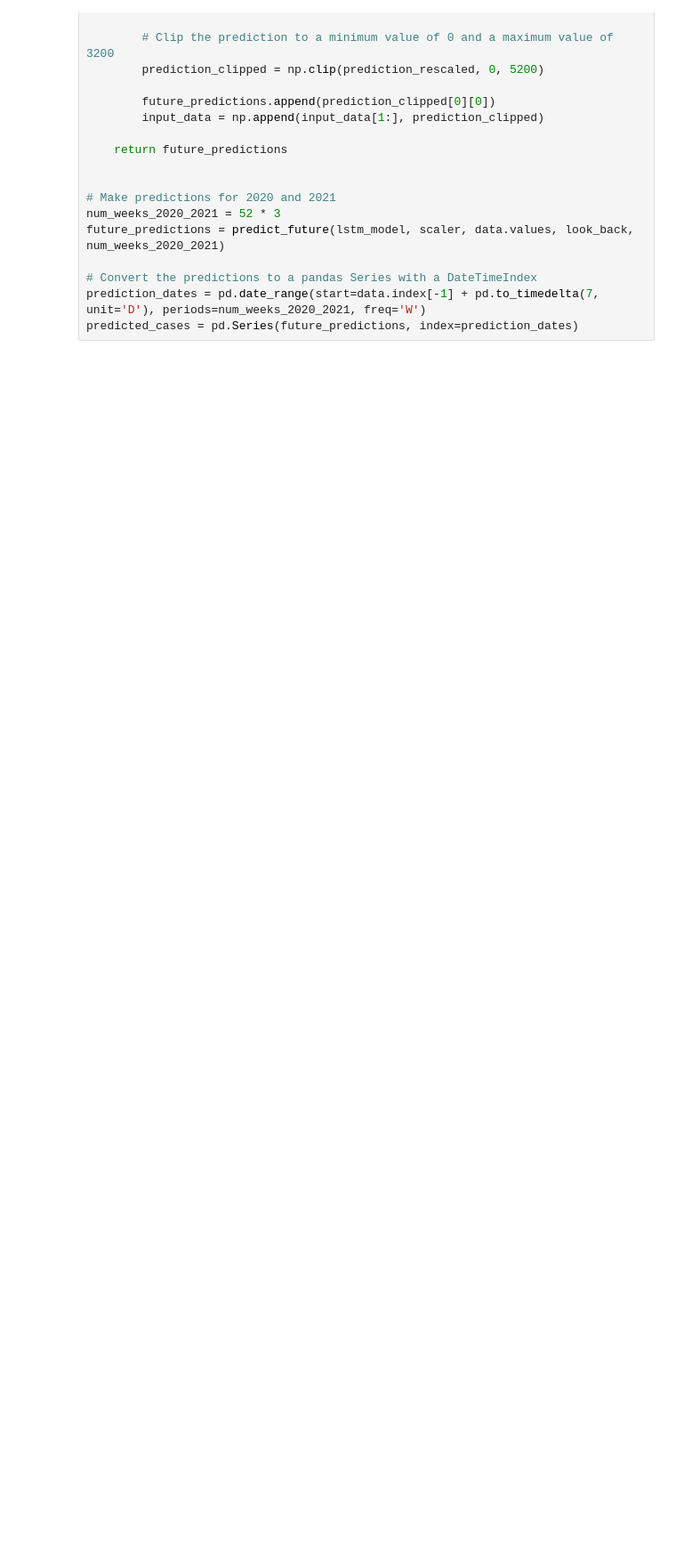
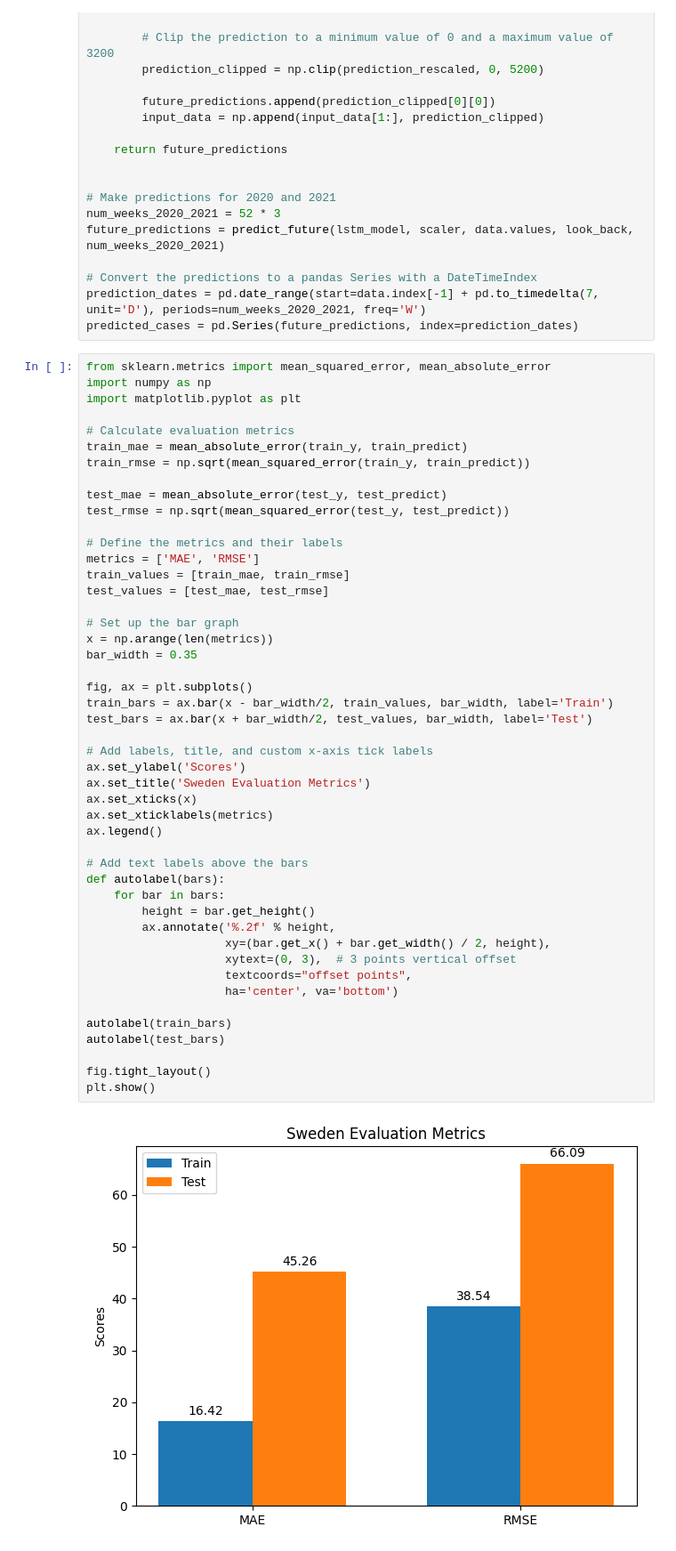
Before and after one commit to jramey2016/Computer-Epi-Project, a Jupyter notebook: Sweden-Data-And-Models/Forecast-Model-Sweden/Sweden_2000_to_2019_Forecast.ipynb, the cells around one changed output. Shown: that part at 89% size. Drawn from its saved outputs; the diff is of its cells as text; blank space fills up the shorter version.

```diff
--- a/Sweden-Data-And-Models/Forecast-Model-Sweden/Sweden_2000_to_2019_Forecast.ipynb
+++ b/Sweden-Data-And-Models/Forecast-Model-Sweden/Sweden_2000_to_2019_Forecast.ipynb
@@ -166,6 +165,55 @@ future_predictions = predict_future(lstm_model, scaler, data.values, look_back,
 # Convert the predictions to a pandas Series with a DateTimeIndex
 prediction_dates = pd.date_range(start=data.index[-1] + pd.to_timedelta(7, unit='D'), periods=num_weeks_2020_2021, freq='W')
 predicted_cases = pd.Series(future_predictions, index=prediction_dates)
+# %%
+from sklearn.metrics import mean_squared_error, mean_absolute_error
+import numpy as np
+import matplotlib.pyplot as plt
+
+# Calculate evaluation metrics
+train_mae = mean_absolute_error(train_y, train_predict)
+train_rmse = np.sqrt(mean_squared_error(train_y, train_predict))
+
+test_mae = mean_absolute_error(test_y, test_predict)
+test_rmse = np.sqrt(mean_squared_error(test_y, test_predict))
+
+# Define the metrics and their labels
+metrics = ['MAE', 'RMSE']
+train_values = [train_mae, train_rmse]
+test_values = [test_mae, test_rmse]
+
+# Set up the bar graph
+x = np.arange(len(metrics))
+bar_width = 0.35
+
+fig, ax = plt.subplots()
+train_bars = ax.bar(x - bar_width/2, train_values, bar_width, label='Train')
+test_bars = ax.bar(x + bar_width/2, test_values, bar_width, label='Test')
+
+# Add labels, title, and custom x-axis tick labels
+ax.set_ylabel('Scores')
+ax.set_title('Sweden Evaluation Metrics')
+ax.set_xticks(x)
+ax.set_xticklabels(metrics)
+ax.legend()
+
+# Add text labels above the bars
+def autolabel(bars):
+    for bar in bars:
+        height = bar.get_height()
+        ax.annotate('%.2f' % height,
+                    xy=(bar.get_x() + bar.get_width() / 2, height),
+                    xytext=(0, 3),  # 3 points vertical offset
+                    textcoords="offset points",
+                    ha='center', va='bottom')
+
+autolabel(train_bars)
+autolabel(test_bars)
+
+fig.tight_layout()
+plt.show()
+# %% [output]
+[figure, added]
 # %%
 # Plot the predictions
 plt.figure(figsize=(16, 6))
```
Also changed, not shown: parts of 5 cells of this notebook, 2 other files.
